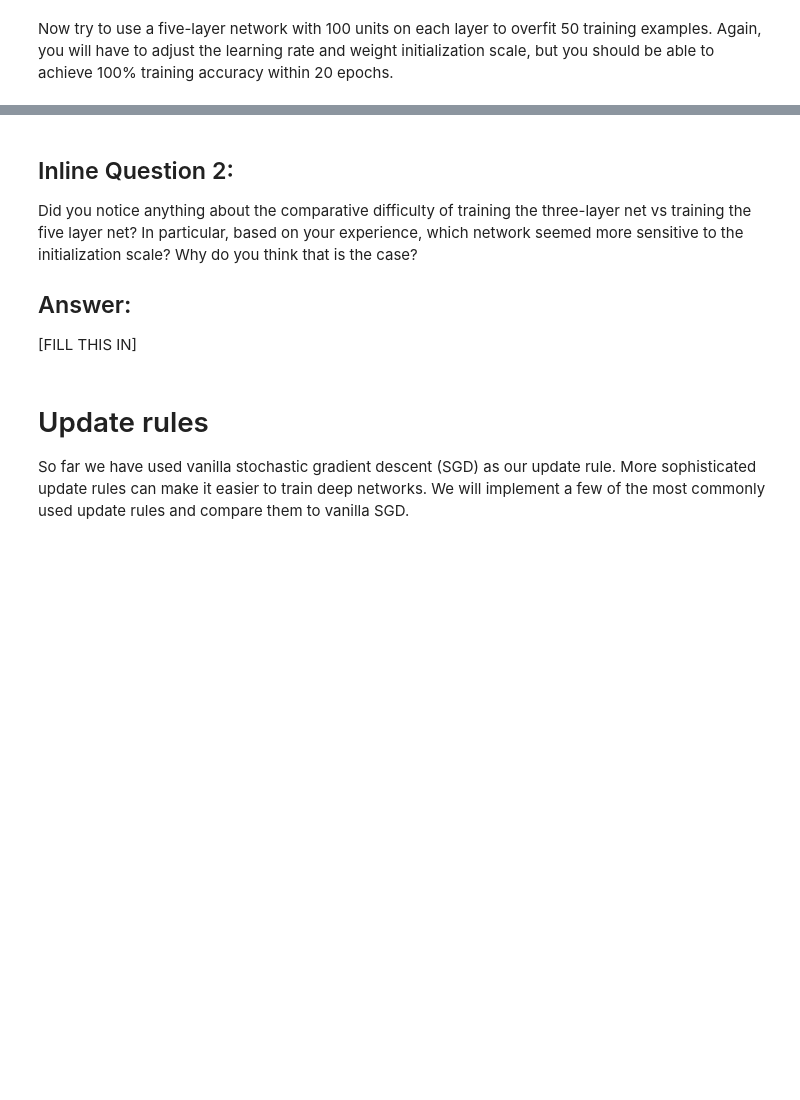
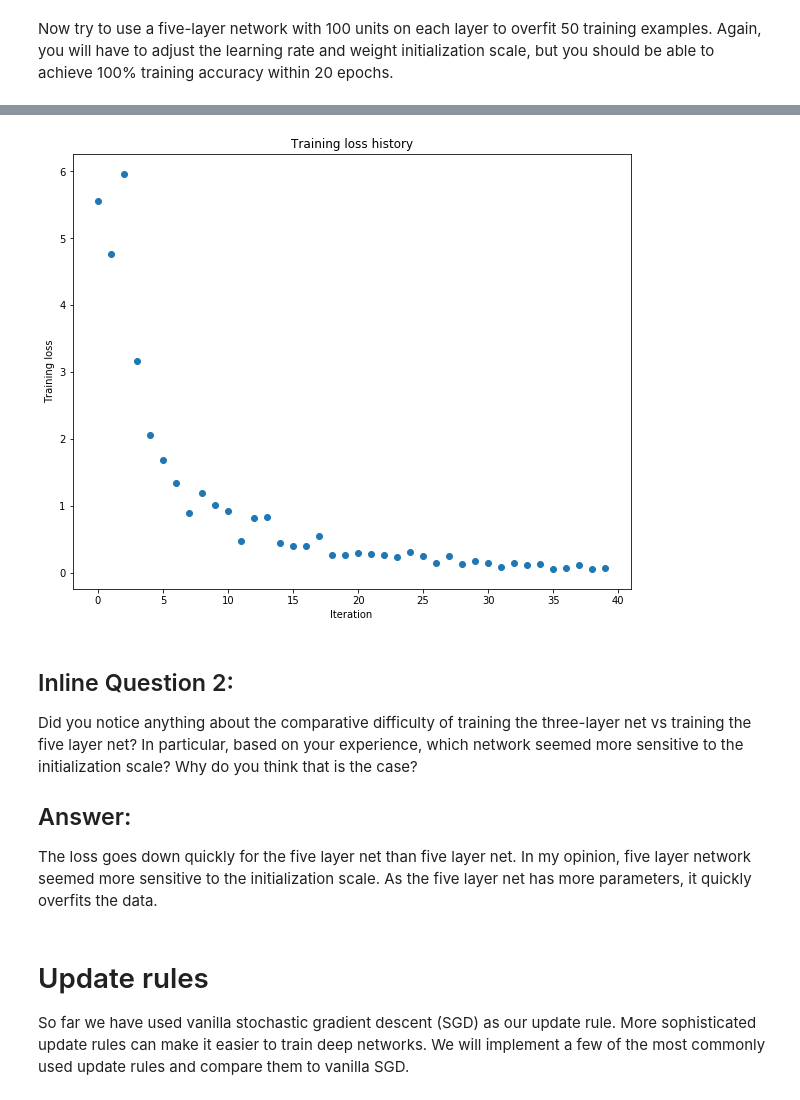
Before and after one commit to Mousumi44/Deep-Learning, a Jupyter notebook: assignment2/FullyConnectedNets.ipynb, the cells around one changed output, grey strips where cells are left out. Saved outputs shown, nothing was run; the diff lists cells and outputs as text; code cells hidden in the pictures; blank space fills up the shorter version.

```diff
--- a/assignment2/FullyConnectedNets.ipynb
+++ b/assignment2/FullyConnectedNets.ipynb
@@ -466,8 +499,8 @@ small_data = {
   'y_val': data['y_val'],
 }
 
-learning_rate = 2e-3  # Experiment with this!
-weight_scale = 1e-5   # Experiment with this!
+learning_rate = 1e-2  # Experiment with this!
+weight_scale = 5e-2   # Experiment with this!
 model = FullyConnectedNet([100, 100, 100, 100],
                 weight_scale=weight_scale, dtype=np.float64)
 solver = Solver(model, small_data,
@@ -484,3 +517,4 @@ plt.title('Training loss history')
 plt.xlabel('Iteration')
 plt.ylabel('Training loss')
 plt.show()
+# %% [output]
@@ -487,9 +538,10 @@ plt.show()
+[figure, added]
 # %% [markdown]
 ## Inline Question 2:
 Did you notice anything about the comparative difficulty of training the three-layer net vs training the five layer net? In particular, based on your experience, which network seemed more sensitive to the initialization scale? Why do you think that is the case?
 
 ## Answer:
-[FILL THIS IN]
+The loss goes down quickly for the five layer net than five layer net. In my opinion, five layer network seemed more sensitive to the initialization scale. As the five layer net has more parameters, it quickly overfits the data.
 # %% [markdown]
 # Update rules
 So far we have used vanilla stochastic gradient descent (SGD) as our update rule. More sophisticated update rules can make it easier to train deep networks. We will implement a few of the most commonly used update rules and compare them to vanilla SGD.
```
Also changed, not shown: parts of 18 cells of this notebook, 4 other files.
